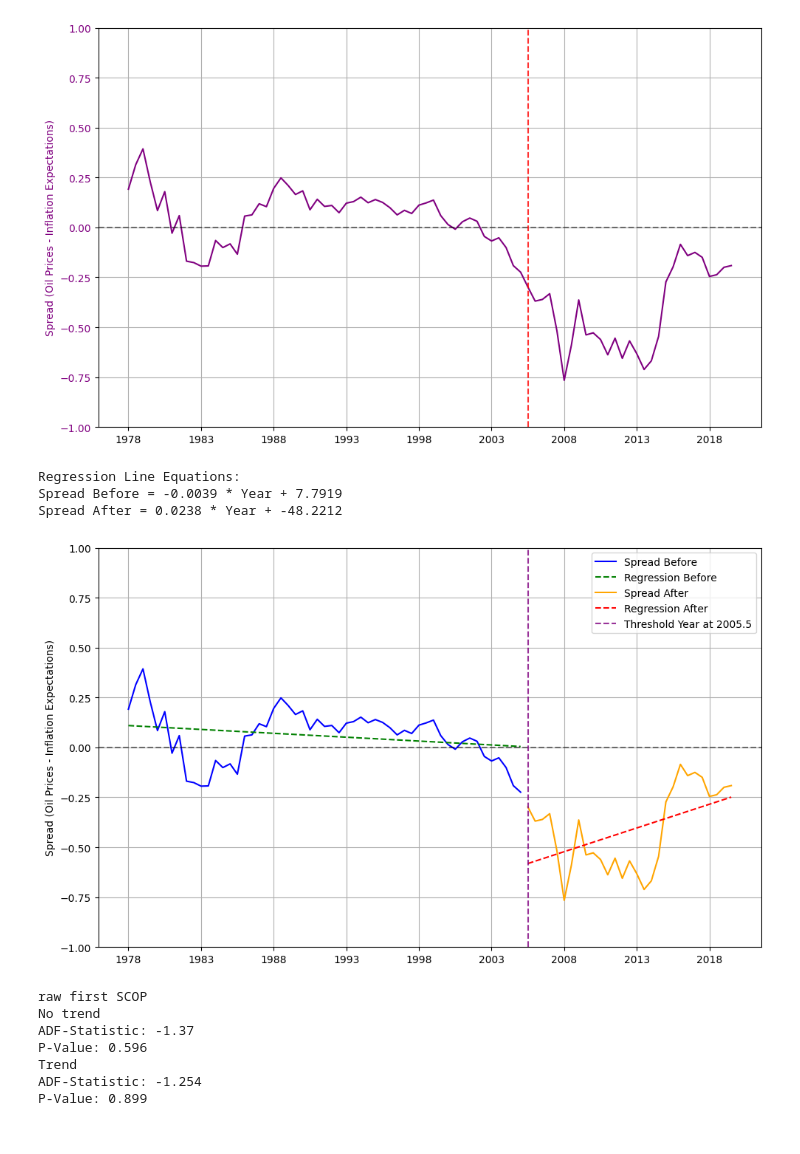
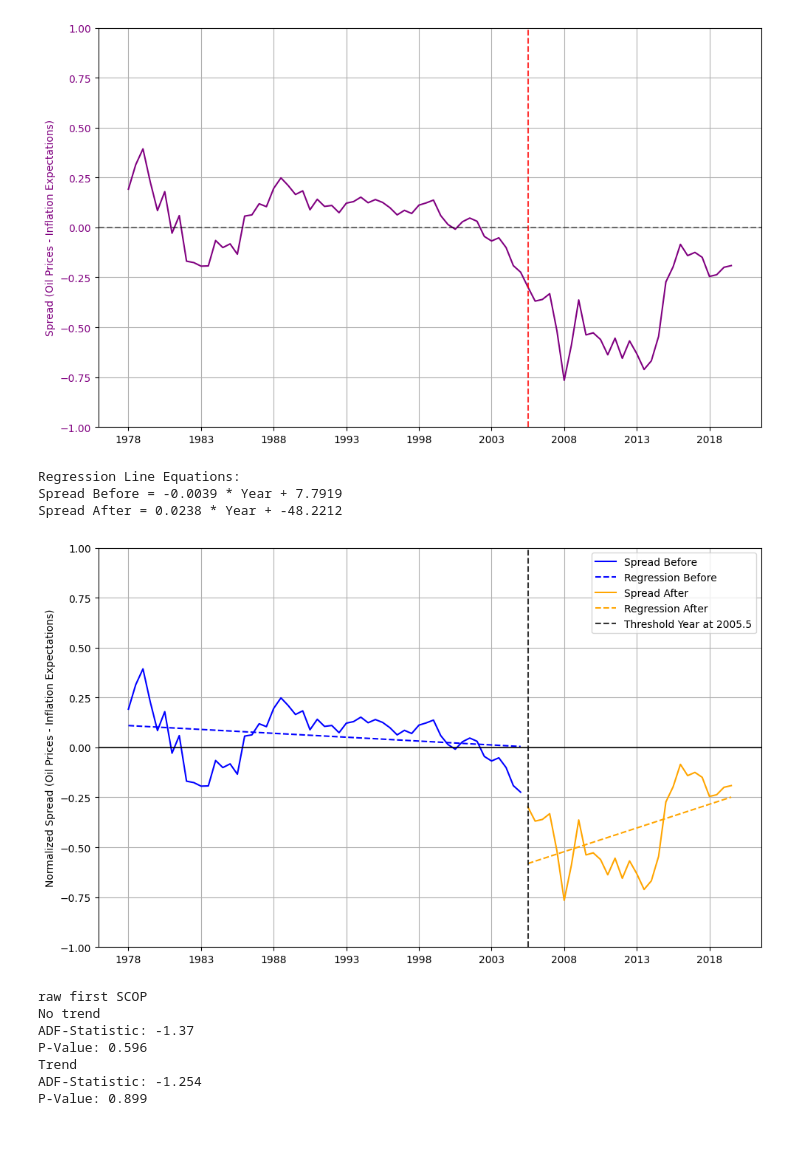
Before and after one commit to Zanzao-Chen/econometrics, a Jupyter notebook: tests.ipynb, the cells around one changed output. Cells and saved outputs as stored; diff of their text form; code cells hidden in the pictures.

Commit message:
color changes

```diff
--- a/tests.ipynb
+++ b/tests.ipynb
@@ -127,45 +128,45 @@ fig, ax1 = plt.subplots(figsize=(10, 6))
 
 # Plot spread and regression line before threshold
 ax1.plot(years_before, spread_before, color='blue', label='Spread Before')
-ax1.plot(years_before, regression_before.predict(years_before.reshape(-1, 1)), color='green', linestyle='--', label='Regression Before')
+ax1.plot(years_before, regression_before.predict(years_before.reshape(-1, 1)), color='blue', linestyle='--', label='Regression Before')
 
 # Plot spread and regression line after threshold
 ax1.plot(years_after, spread_after, color='orange', label='Spread After')
-ax1.plot(years_after, regression_after.predict(years_after.reshape(-1, 1)), color='red', linestyle='--', label='Regression After')
+ax1.plot(years_after, regression_after.predict(years_after.reshape(-1, 1)), color='orange', linestyle='--', label='Regression After')
 
 coef_before = regression_before.coef_[0]
 intercept_before = regression_before.intercept_
 coef_after = regression_after.coef_[0]
 intercept_after = regression_after.intercept_
 
 # Convert coefficients and intercepts to regular Python floats
 coef_before_float = float(coef_before)
 intercept_before_float = float(intercept_before)
 coef_after_float = float(coef_after)
 intercept_after_float = float(intercept_after)
 
 # Output regression line equations
 equation_before = f"Spread Before = {coef_before_float:.4f} * Year + {intercept_before_float:.4f}"
 equation_after = f"Spread After = {coef_after_float:.4f} * Year + {intercept_after_float:.4f}"
 
 print("Regression Line Equations:")
 print(equation_before)
 print(equation_after)
 
-ax1.set_ylabel('Spread (Oil Prices - Inflation Expectations)')
-ax1.axhline(0, color='black', linestyle='--', alpha=0.5)
+ax1.set_ylabel('Normalized Spread (Oil Prices - Inflation Expectations)')
+ax1.axhline(0, color='black', alpha=0.8)
 ax1.set_ylim(-1, 1)  # Adjust y-axis limits as needed
 plt.grid(True)
 plt.xticks(np.arange(1978, 2022, 5))  # Adjust x-axis ticks as needed
-ax1.axvline(threshold_year, color='purple', linestyle='--', alpha=0.8, label=f'Threshold Year at {threshold_year}')
+ax1.axvline(threshold_year, color='black', linestyle='--', alpha=0.8, label=f'Threshold Year at {threshold_year}')
 plt.legend()
 plt.tight_layout()
 plt.show()
 # %% [output]
 Regression Line Equations:
 Spread Before = -0.0039 * Year + 7.7919
 Spread After = 0.0238 * Year + -48.2212
-[figure, old version]
+[figure, new version]
 # %%
 # Dataset preparation
 inflation_expectations = data['Inflation Expectations']
```
Also changed, not shown: parts of 8 cells of this notebook, 1 other file.
